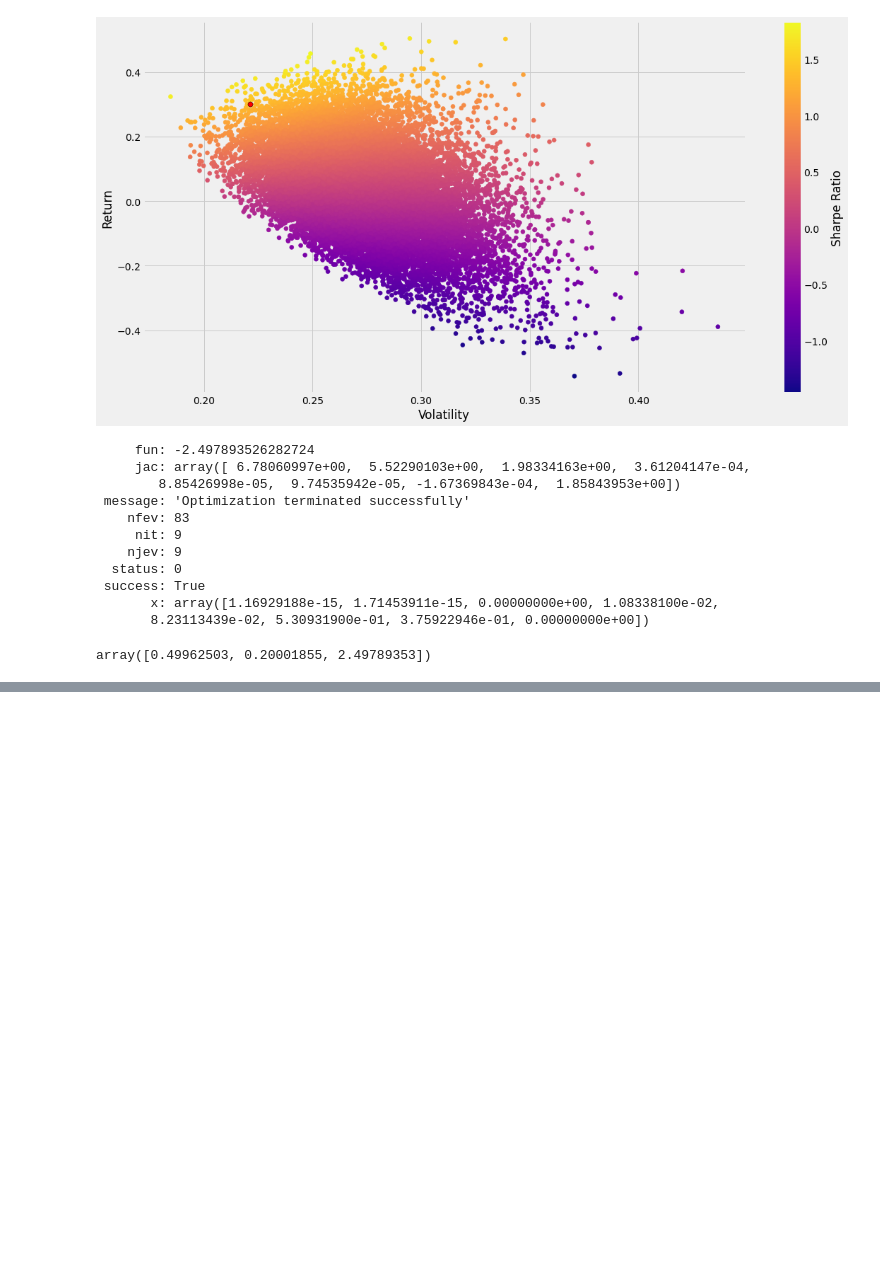
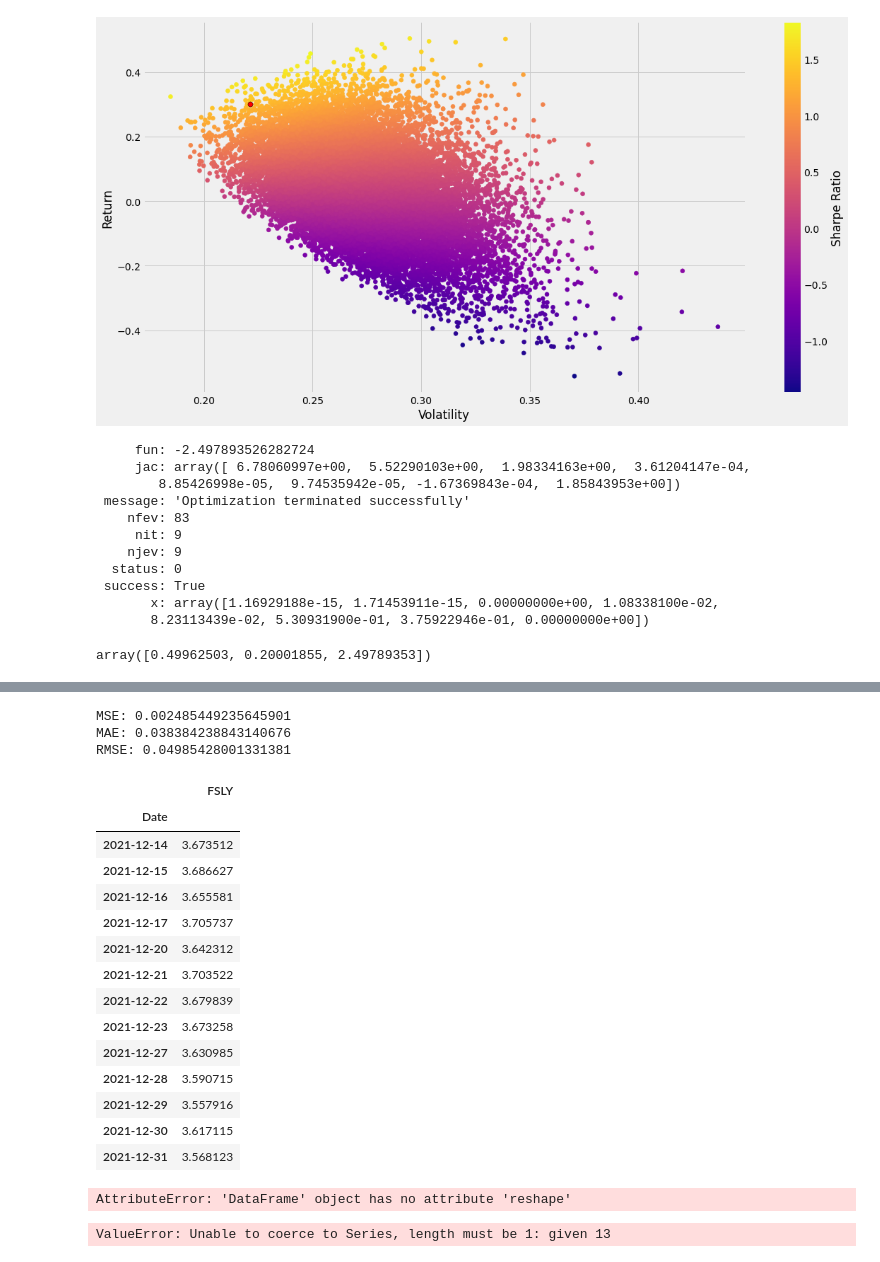
Before and after one commit to bigpotat/FA_Project, a Jupyter notebook: Project.ipynb, the cells around one changed output, grey strips where cells are left out. Saved outputs shown, nothing was run; the diff lists cells and outputs as text; code cells hidden in the pictures; blank space fills up the shorter version.

Commit message:
Fix MAPE scoring

```diff
--- a/Project.ipynb
+++ b/Project.ipynb
@@ -1071,0 +1057,39 @@ ValueError: Unable to coerce to Series, length must be 1: given 13
+# %%
+# report performance
+mse = mean_squared_error(test_data, fc)
+print('MSE: '+str(mse))
+mae = mean_absolute_error(test_data, fc)
+print('MAE: '+str(mae))
+rmse = math.sqrt(mean_squared_error(test_data, fc))
+print('RMSE: '+str(rmse))
+# %% [output]
+MSE: 0.002485449235645901
+MAE: 0.038384238843140676
+RMSE: 0.04985428001331381
+# %%
+test_data
+# %% [output]
+|  | FSLY |
+| Date |  |
+| 2021-12-14 | 3.673512 |
+| 2021-12-15 | 3.686627 |
+| 2021-12-16 | 3.655581 |
+| 2021-12-17 | 3.705737 |
+| 2021-12-20 | 3.642312 |
+| 2021-12-21 | 3.703522 |
+| 2021-12-22 | 3.679839 |
+| 2021-12-23 | 3.673258 |
+| 2021-12-27 | 3.630985 |
+| 2021-12-28 | 3.590715 |
+| 2021-12-29 | 3.557916 |
+| 2021-12-30 | 3.617115 |
+| 2021-12-31 | 3.568123 |
+# %%
+predictions=test_data.reshape(13,1)
+# %% [output]
+AttributeError: 'DataFrame' object has no attribute 'reshape'
+# %%
+mape = np.mean(np.abs(fc - test_data)/np.abs(test_data))
+print('MAPE: '+str(mape))
+# %% [output]
+ValueError: Unable to coerce to Series, length must be 1: given 13
```
Also changed, not shown: parts of 41 cells of this notebook.
